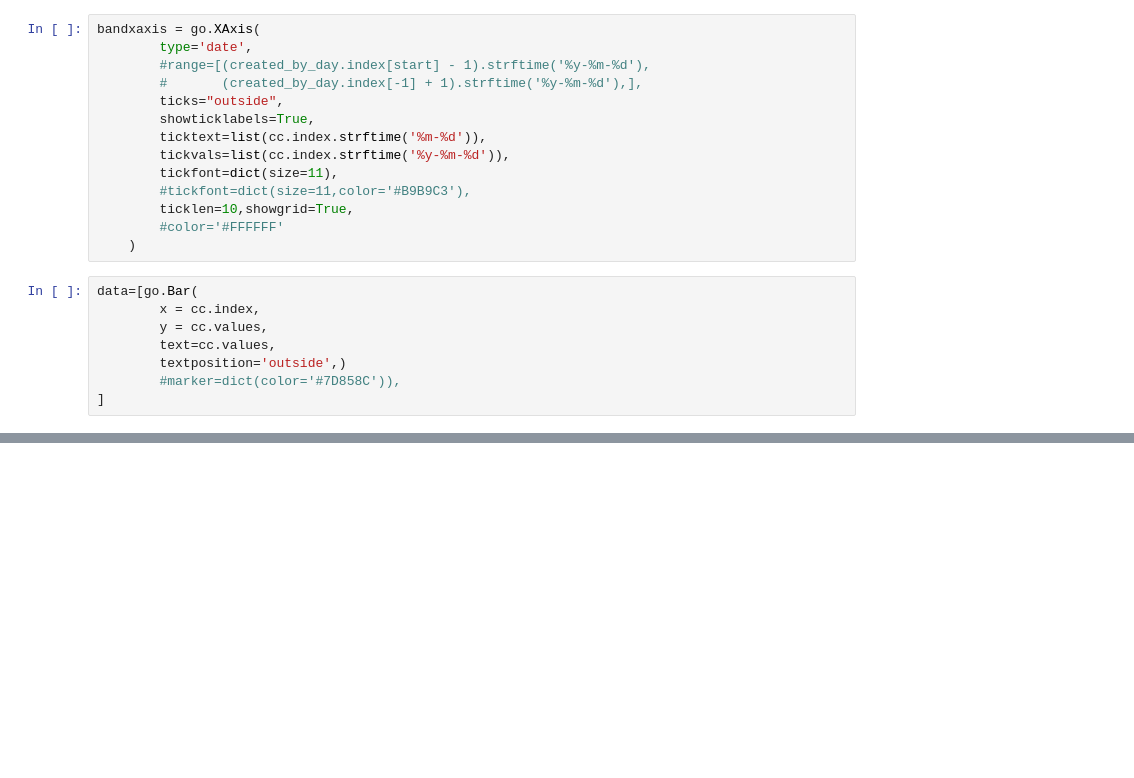
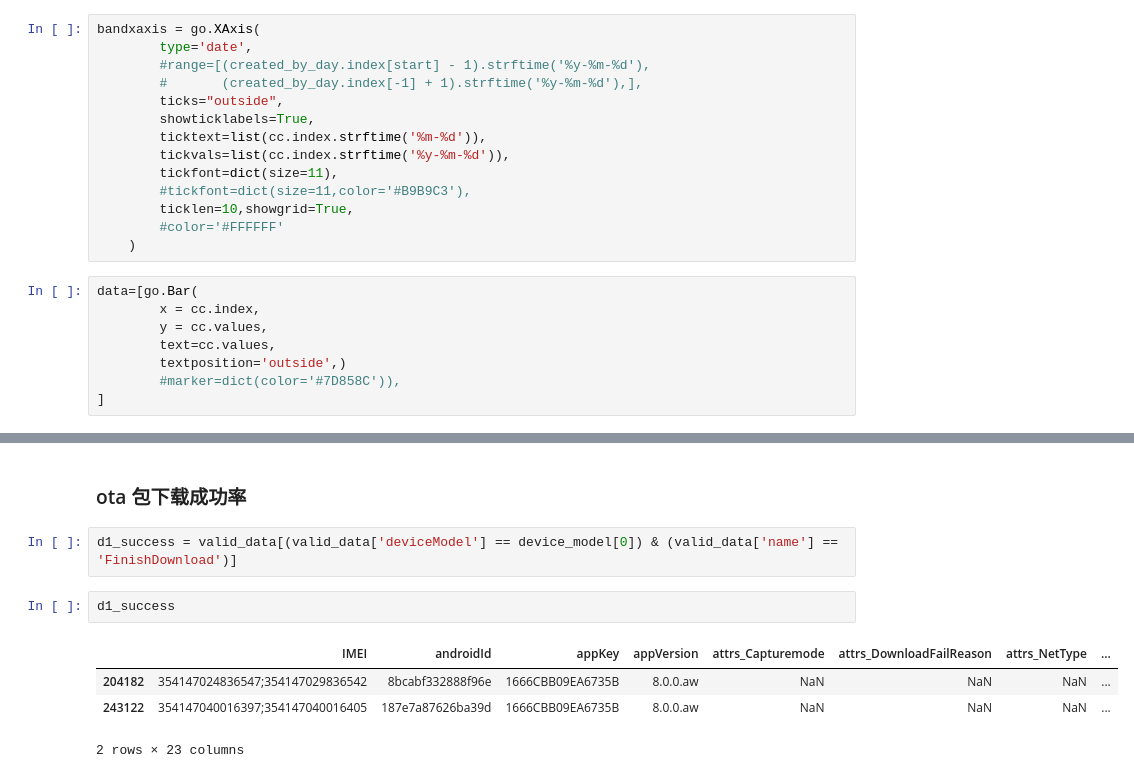
Before and after one commit to omluna/userbehaviror, a Jupyter notebook: usebehaviror.ipynb, the cells around one changed output, grey strips where cells are left out. Drawn from its saved outputs; the diff is of its cells as text; blank space fills up the shorter version.

```diff
--- a/usebehaviror.ipynb
+++ b/usebehaviror.ipynb
@@ -522,0 +524,11 @@ py.iplot(fig)
+# %% [markdown]
+### ota 包下载成功率
+# %%
+d1_success = valid_data[(valid_data['deviceModel'] == device_model[0]) & (valid_data['name'] == 'FinishDownload')]
+# %%
+d1_success
+# %% [output]
+|  | IMEI | androidId | appKey | appVersion | attrs_Capturemode | attrs_DownloadFailReason | attrs_NetType | ... |
+| 204182 | 354147024836547;354147029836542 | 8bcabf332888f96e | 1666CBB09EA6735B | 8.0.0.aw | NaN | NaN | NaN | ... |
+| 243122 | 354147040016397;354147040016405 | 187e7a87626ba39d | 1666CBB09EA6735B | 8.0.0.aw | NaN | NaN | NaN | ... |
+2 rows × 23 columns
```
Also changed, not shown: parts of 37 cells of this notebook.
